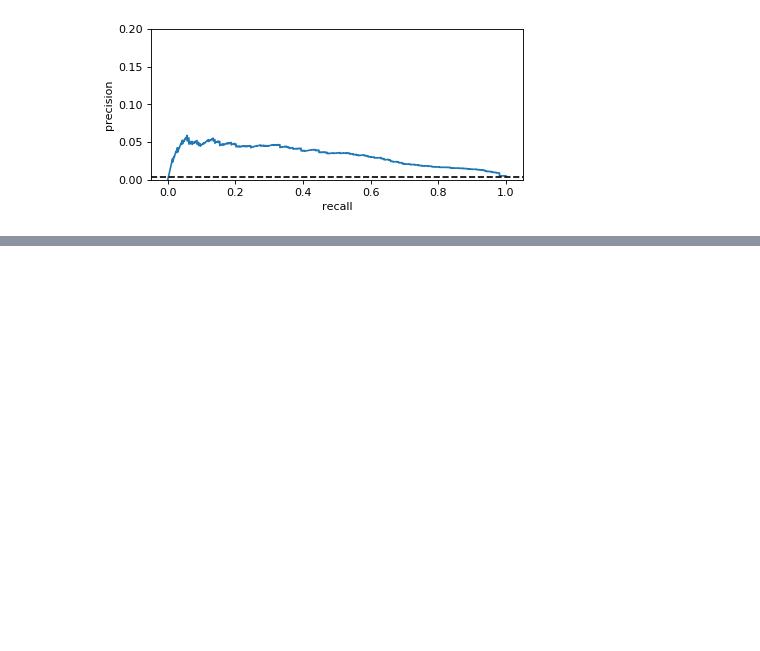
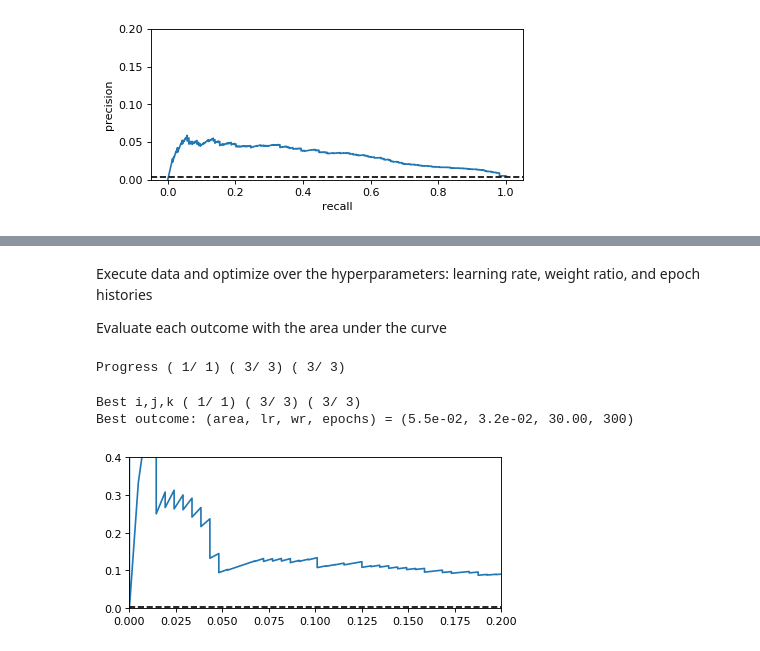
Before and after one commit to halstonblim/ml_exoplanet_vetter, a Jupyter notebook: CNN/exoplanet/cnn.ipynb, the cells around one changed output, grey strips where cells are left out. Drawn from its saved outputs; the diff is of its cells as text; code cells hidden in the pictures; blank space fills up the shorter version.

Commit message:
Updated hyper parameter optimzation

```diff
--- a/CNN/exoplanet/cnn.ipynb
+++ b/CNN/exoplanet/cnn.ipynb
@@ -593 +633,67 @@ plt.ylim([0,.2]);
+# %% [markdown]
+Execute data and optimize over the hyperparameters: learning rate, weight ratio, and epoch histories
+
+Evaluate each outcome with the area under the curve
+# %%
+# hyper parameter ranges to test
+lrs = [3.2e-2]
+eps = [280,290,300]
+wrs = np.arange(20,35,5)
+
+prs = []
+areas = []
+hists = []
+
+for i, lr in enumerate(lrs):
+
+    temp1_prs = []
+    temp1_hists = []
+    temp1_areas = []
+
+    for j, ep in enumerate(eps):
+
+        temp2_prs = []
+        temp2_areas = []
+        temp2_hists = []
+
+        for k, wr in enumerate(wrs):
+
+            print("Progress ({:2d}/{:2d}) ({:2d}/{:2d}) ({:2d}/{:2d}) \r".format( \
+                i+1, len(lrs), j+1, len(eps), k+1, len(wrs)),end="")
+
+            prec_rec, hist = run_pytorch(train, test, ep, model_type = 'MonoInput',
+                                         lr=lr, wr=wr,verbose=0);
+            temp2_prs.append([prec_rec[1],prec_rec[0]])
+            temp2_areas.append(AUC(prec_rec))
+            temp2_hists.append(hist)
+
+        temp1_areas.append(temp2_areas)
+        temp1_prs.append(temp2_prs)
+        temp1_hists.append(temp2_hists)
+
+    areas.append(temp1_areas)
+    prs.append(temp1_prs)
+    hists.append(temp1_hists)
+# %% [output]
+Progress ( 1/ 1) ( 3/ 3) ( 3/ 3)
+# %%
+areas = np.array(areas)
+
+(i,j,k) = np.unravel_index(areas.argmax(), areas.shape)
+print("Best i,j,k ({:2d}/{:2d}) ({:2d}/{:2d}) ({:2d}/{:2d})".format( \
+                i+1, len(lrs), j+1, len(eps), k+1, len(wrs)))
+
+plt.figure(figsize=(6,2.5),dpi=80)
+
+plt.plot(prs[i][j][k][0],prs[i][j][k][1])
+
+plt.axhline(y = np.sum(y == 1) / len(y),color='k',linestyle='--')
+
+plt.xlim([0,.2])
+plt.ylim([0,.4])
+print("Best outcome: (area, lr, wr, epochs) = ({:.1e}, {:.1e}, {:.2f}, {:d})".format(areas[i][j][k], lrs[i], wrs[k], eps[j]))
+# %% [output]
+Best i,j,k ( 1/ 1) ( 3/ 3) ( 3/ 3)
+Best outcome: (area, lr, wr, epochs) = (5.5e-02, 3.2e-02, 30.00, 300)
+[figure, added]
 # %%
```
Also changed, not shown: parts of 12 cells of this notebook.
